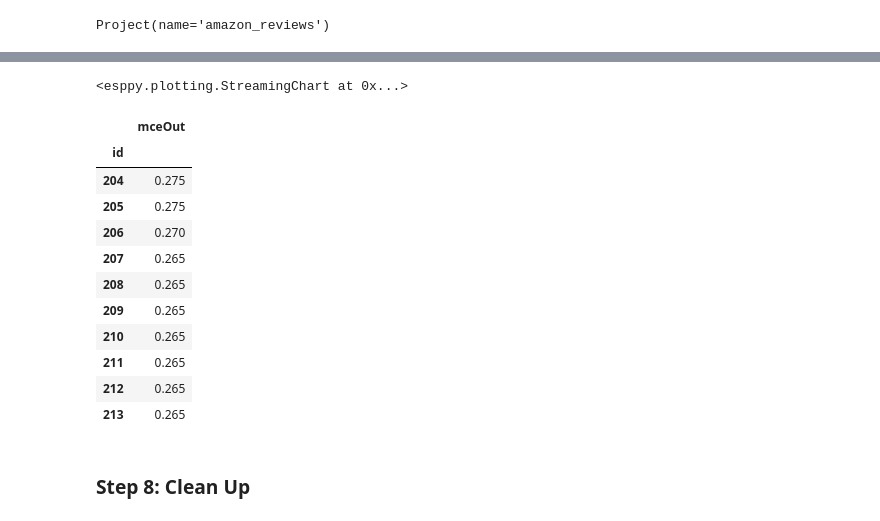
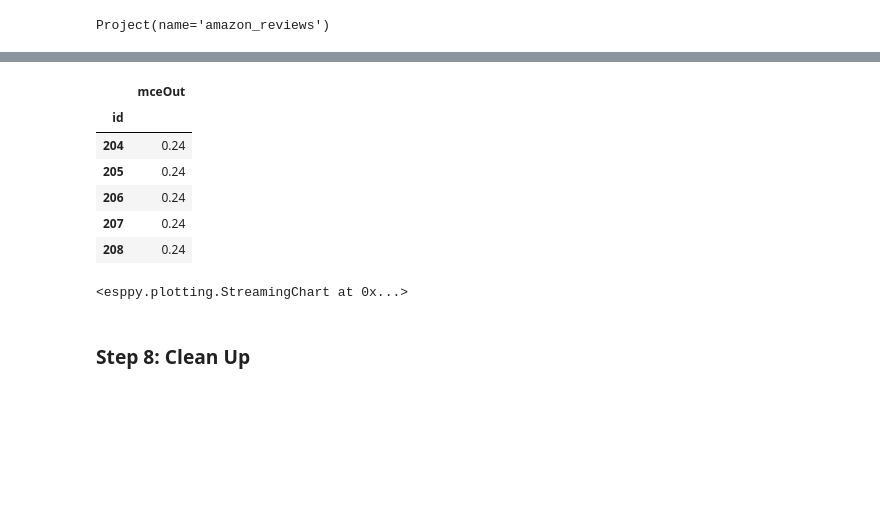
Before and after one commit to sassoftware/python-esppy, a Jupyter notebook: examples/Template/example_TextEmbedding_Logistic.ipynb, the cells around one changed output, grey strips where cells are left out. Saved outputs shown, nothing was run; the diff lists cells and outputs as text; code cells hidden in the pictures; blank space fills up the shorter version.

```diff
--- a/examples/Template/example_TextEmbedding_Logistic.ipynb
+++ b/examples/Template/example_TextEmbedding_Logistic.ipynb
@@ -163 +190,11 @@ src2.publish_events(score_data, pause=100)
+# %%
+fitstat_logis.head()
+# %% [output]
+|  | mceOut |
+| id |  |
+| 204 | 0.24 |
+| 205 | 0.24 |
+| 206 | 0.24 |
+| 207 | 0.24 |
+| 208 | 0.24 |
 # %%
@@ -166,20 +203,5 @@ fitstat_logis.streaming_line('id', ['mceOut'], steps=1000.0, interval=100, max_d
 # %% [output]
 <esppy.plotting.StreamingChart at 0x...>
-# %%
-fitstat_logis[:10]
-# %% [output]
-|  | mceOut |
-| id |  |
-| 204 | 0.275 |
-| 205 | 0.275 |
-| 206 | 0.270 |
-| 207 | 0.265 |
-| 208 | 0.265 |
-| 209 | 0.265 |
-| 210 | 0.265 |
-| 211 | 0.265 |
-| 212 | 0.265 |
-| 213 | 0.265 |
 # %% [markdown]
 ### Step 8:  Clean Up
 # %%
```
Also changed, not shown: parts of 10 cells of this notebook.
